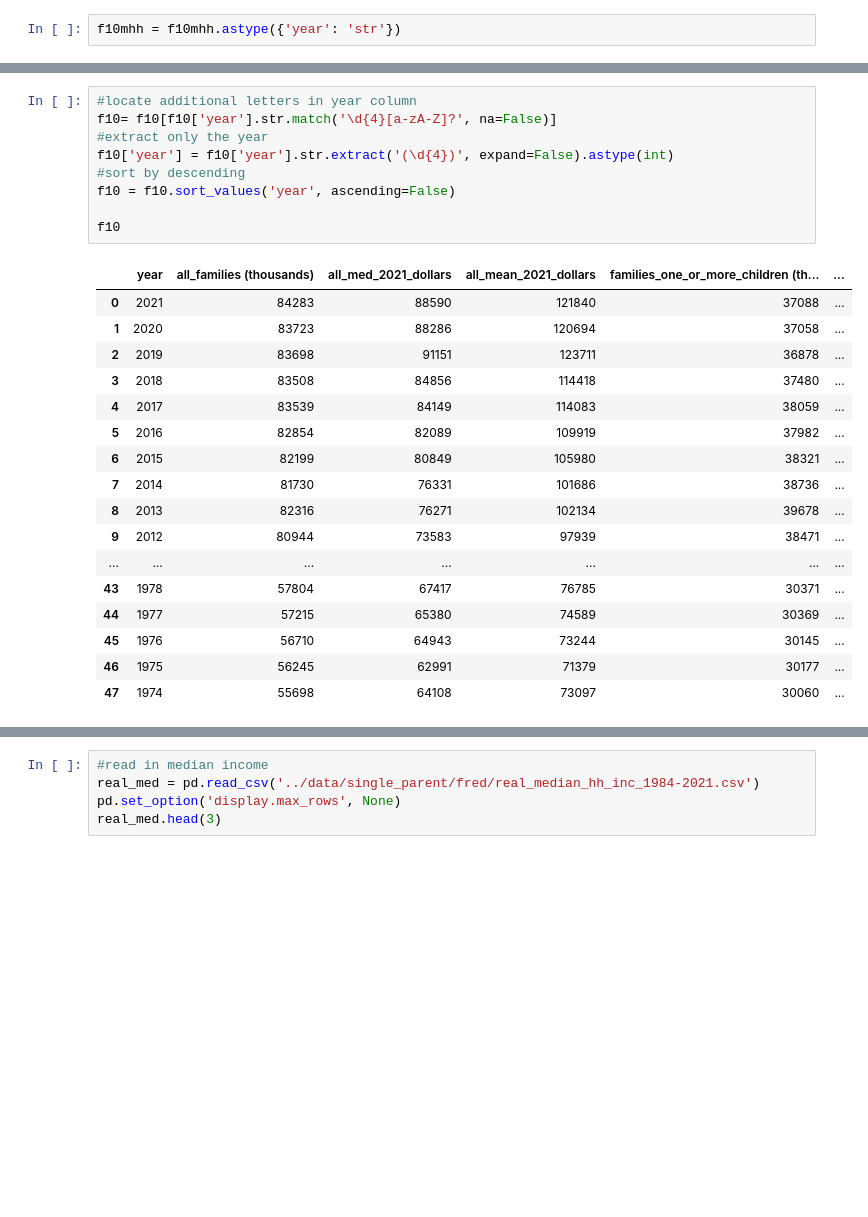
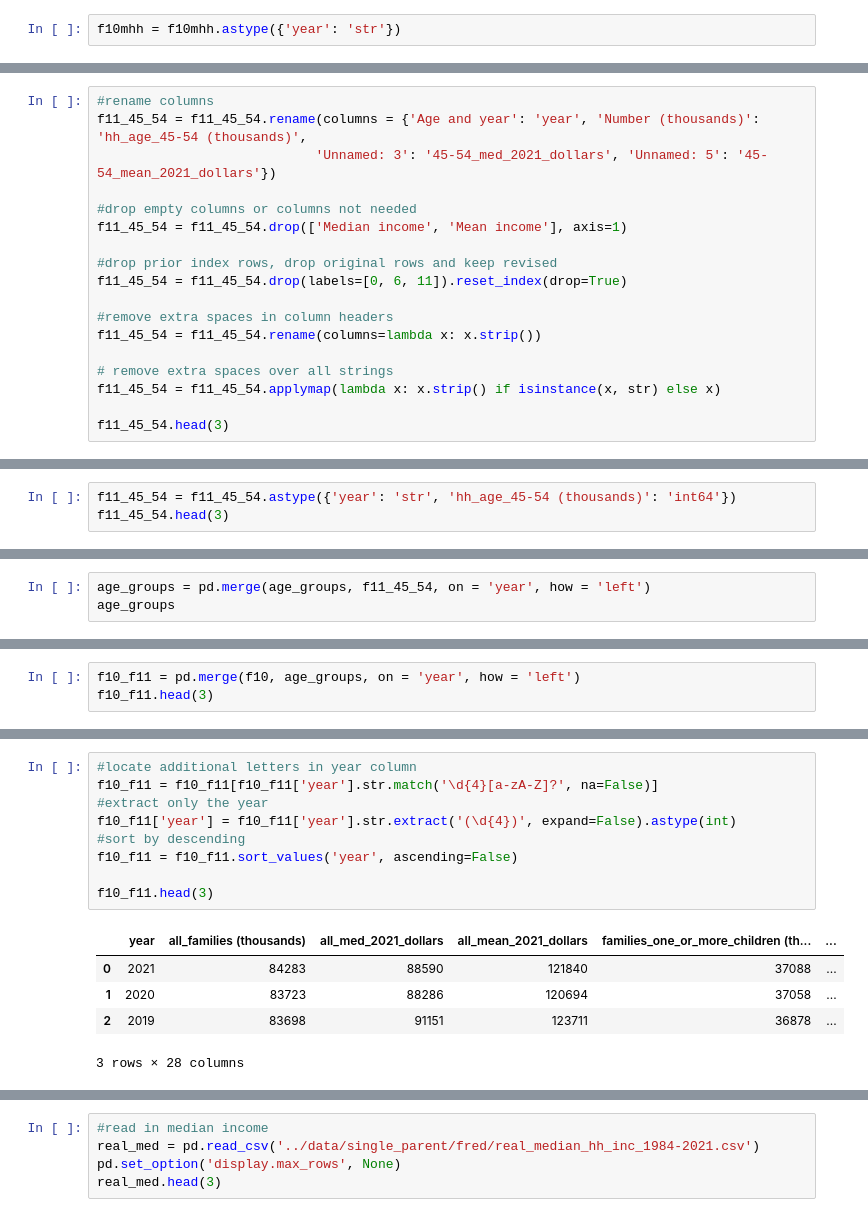
Before and after one commit to SchreinerJS/schreinerj_capstone, a Jupyter notebook: notebooks/f10_f11_cleaned_merged.ipynb, the cells around one changed output, grey strips where cells are left out. Cells and saved outputs as stored; diff of their text form; blank space fills up the shorter version.

```diff
--- a/notebooks/F10_cleaning_merging.ipynb
+++ b/notebooks/f10_f11_cleaned_merged.ipynb
@@ -337,0 +517,18 @@ f10.head(3)
+# %%
+#rename columns
+f11_45_54 = f11_45_54.rename(columns = {'Age and year': 'year', 'Number (thousands)': 'hh_age_45-54 (thousands)',
+                            'Unnamed: 3': '45-54_med_2021_dollars', 'Unnamed: 5': '45-54_mean_2021_dollars'})
+
+#drop empty columns or columns not needed
+f11_45_54 = f11_45_54.drop(['Median income', 'Mean income'], axis=1)
+
+#drop prior index rows, drop original rows and keep revised
+f11_45_54 = f11_45_54.drop(labels=[0, 6, 11]).reset_index(drop=True)
+
+#remove extra spaces in column headers
+f11_45_54 = f11_45_54.rename(columns=lambda x: x.strip())
+
+# remove extra spaces over all strings
+f11_45_54 = f11_45_54.applymap(lambda x: x.strip() if isinstance(x, str) else x)
+
+f11_45_54.head(3)
@@ -337,0 +540,3 @@ f10.head(3)
+# %%
+f11_45_54 = f11_45_54.astype({'year': 'str', 'hh_age_45-54 (thousands)': 'int64'})
+f11_45_54.head(3)
@@ -337,0 +548,3 @@ f10.head(3)
+# %%
+age_groups = pd.merge(age_groups, f11_45_54, on = 'year', how = 'left')
+age_groups
@@ -337,0 +569,3 @@ f10.head(3)
+# %%
+f10_f11 = pd.merge(f10, age_groups, on = 'year', how = 'left')
+f10_f11.head(3)
@@ -338,27 +578,15 @@ f10.head(3)
 # %%
 #locate additional letters in year column
-f10= f10[f10['year'].str.match('\d{4}[a-zA-Z]?', na=False)]
+f10_f11 = f10_f11[f10_f11['year'].str.match('\d{4}[a-zA-Z]?', na=False)]
 #extract only the year
-f10['year'] = f10['year'].str.extract('(\d{4})', expand=False).astype(int)
+f10_f11['year'] = f10_f11['year'].str.extract('(\d{4})', expand=False).astype(int)
 #sort by descending
-f10 = f10.sort_values('year', ascending=False)
+f10_f11 = f10_f11.sort_values('year', ascending=False)
 
-f10
+f10_f11.head(3)
 # %% [output]
 |  | year | all_families (thousands) | all_med_2021_dollars | all_mean_2021_dollars | families_one_or_more_children (th... | ... |
 | 0 | 2021 | 84283 | 88590 | 121840 | 37088 | ... |
 | 1 | 2020 | 83723 | 88286 | 120694 | 37058 | ... |
 | 2 | 2019 | 83698 | 91151 | 123711 | 36878 | ... |
-| 3 | 2018 | 83508 | 84856 | 114418 | 37480 | ... |
-| 4 | 2017 | 83539 | 84149 | 114083 | 38059 | ... |
-| 5 | 2016 | 82854 | 82089 | 109919 | 37982 | ... |
-| 6 | 2015 | 82199 | 80849 | 105980 | 38321 | ... |
-| 7 | 2014 | 81730 | 76331 | 101686 | 38736 | ... |
-| 8 | 2013 | 82316 | 76271 | 102134 | 39678 | ... |
-| 9 | 2012 | 80944 | 73583 | 97939 | 38471 | ... |
-| ... | ... | ... | ... | ... | ... | ... |
-| 43 | 1978 | 57804 | 67417 | 76785 | 30371 | ... |
-| 44 | 1977 | 57215 | 65380 | 74589 | 30369 | ... |
-| 45 | 1976 | 56710 | 64943 | 73244 | 30145 | ... |
-| 46 | 1975 | 56245 | 62991 | 71379 | 30177 | ... |
-| 47 | 1974 | 55698 | 64108 | 73097 | 30060 | ... |
+3 rows × 28 columns
```
Also changed, not shown: parts of 26 cells of this notebook.
